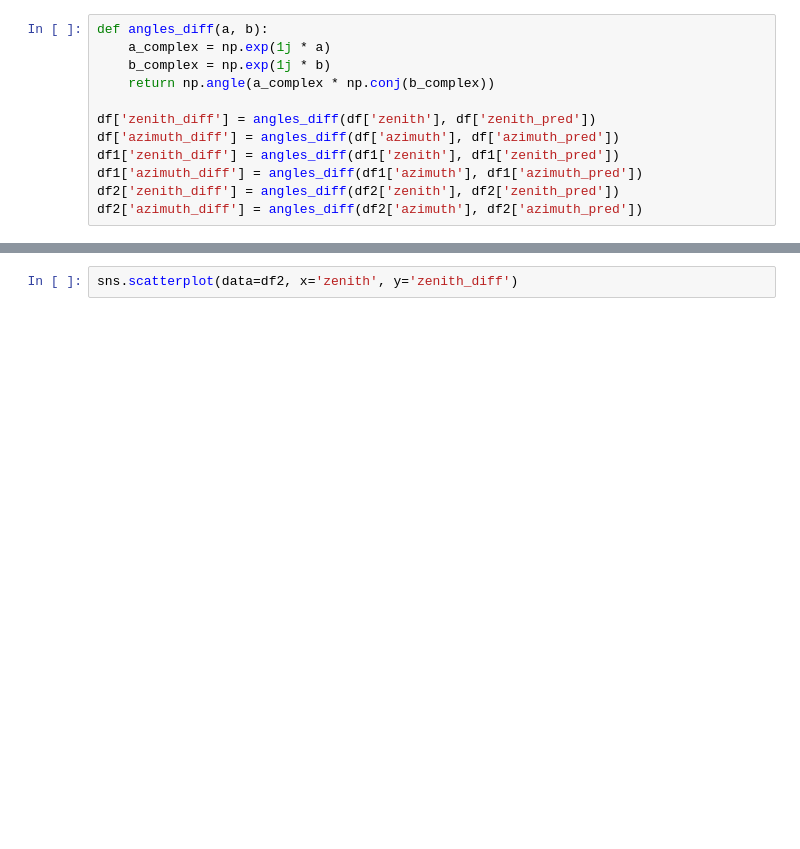
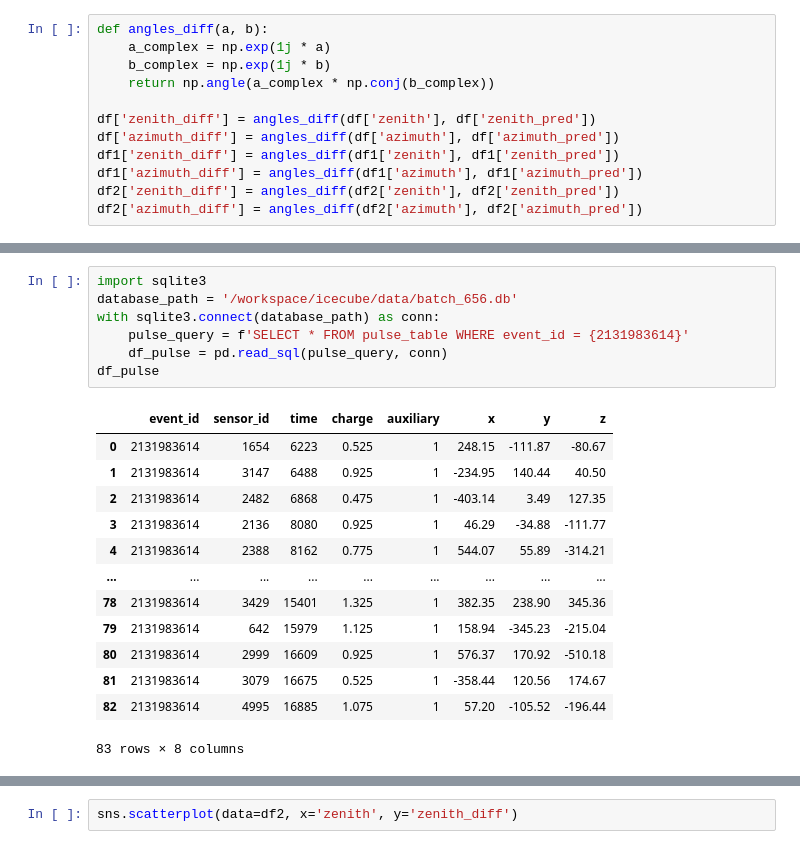
Before and after one commit to mkotyushev/icecube, a Jupyter notebook: inference.ipynb, the cells around one changed output, grey strips where cells are left out. Drawn from its saved outputs; the diff is of its cells as text; blank space fills up the shorter version.

```diff
--- a/inference.ipynb
+++ b/inference.ipynb
@@ -227,0 +273,21 @@ df1['azimuth_diff'].abs().mean(), df2['azimuth_diff'].abs().mean(), df['azimuth_
+# %%
+import sqlite3
+database_path = '/workspace/icecube/data/batch_656.db'
+with sqlite3.connect(database_path) as conn:
+    pulse_query = f'SELECT * FROM pulse_table WHERE event_id = {2131983614}'
+    df_pulse = pd.read_sql(pulse_query, conn)
+df_pulse
+# %% [output]
+|  | event_id | sensor_id | time | charge | auxiliary | x | y | z |
+| 0 | 2131983614 | 1654 | 6223 | 0.525 | 1 | 248.15 | -111.87 | -80.67 |
+| 1 | 2131983614 | 3147 | 6488 | 0.925 | 1 | -234.95 | 140.44 | 40.50 |
+| 2 | 2131983614 | 2482 | 6868 | 0.475 | 1 | -403.14 | 3.49 | 127.35 |
+| 3 | 2131983614 | 2136 | 8080 | 0.925 | 1 | 46.29 | -34.88 | -111.77 |
+| 4 | 2131983614 | 2388 | 8162 | 0.775 | 1 | 544.07 | 55.89 | -314.21 |
+| ... | ... | ... | ... | ... | ... | ... | ... | ... |
+| 78 | 2131983614 | 3429 | 15401 | 1.325 | 1 | 382.35 | 238.90 | 345.36 |
+| 79 | 2131983614 | 642 | 15979 | 1.125 | 1 | 158.94 | -345.23 | -215.04 |
+| 80 | 2131983614 | 2999 | 16609 | 0.925 | 1 | 576.37 | 170.92 | -510.18 |
+| 81 | 2131983614 | 3079 | 16675 | 0.525 | 1 | -358.44 | 120.56 | 174.67 |
+| 82 | 2131983614 | 4995 | 16885 | 1.075 | 1 | 57.20 | -105.52 | -196.44 |
+83 rows × 8 columns
```
Also changed, not shown: parts of 16 cells of this notebook.
